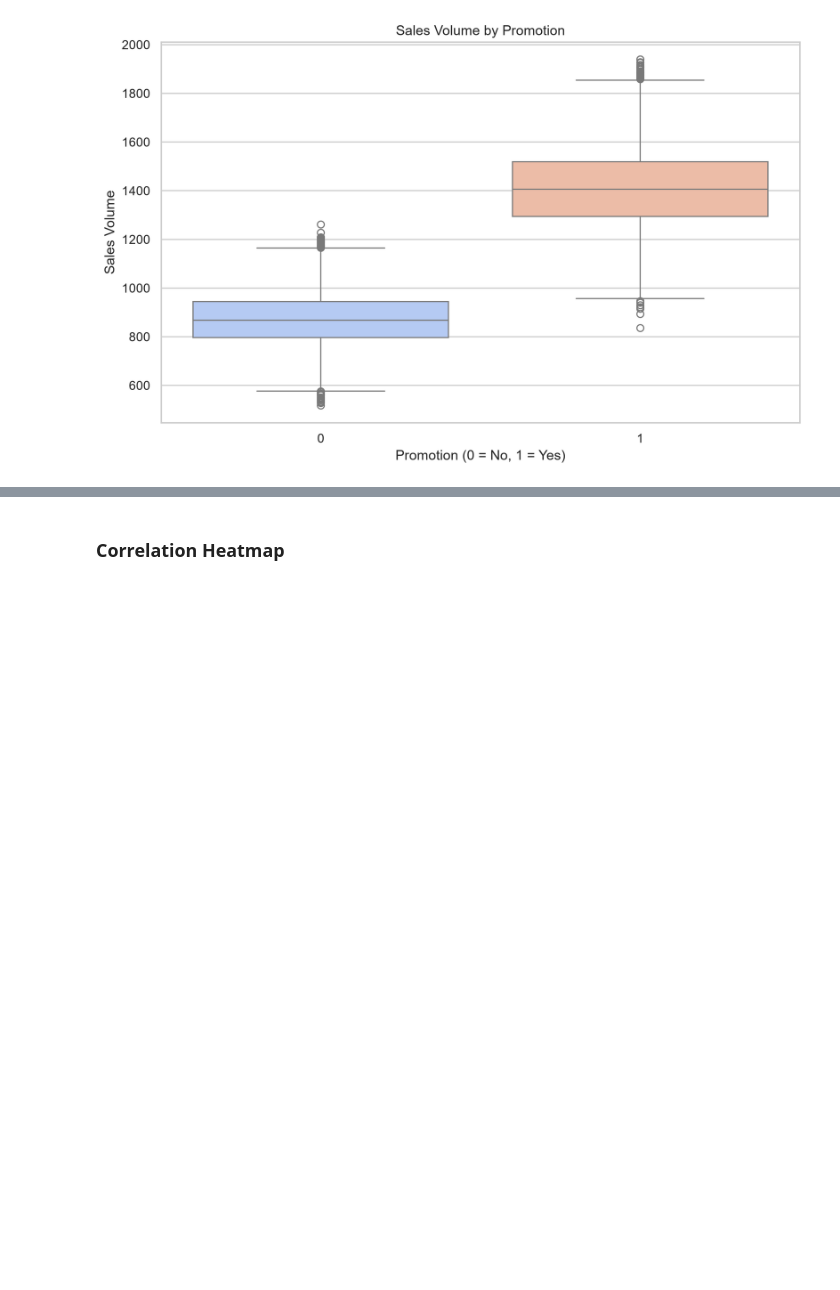
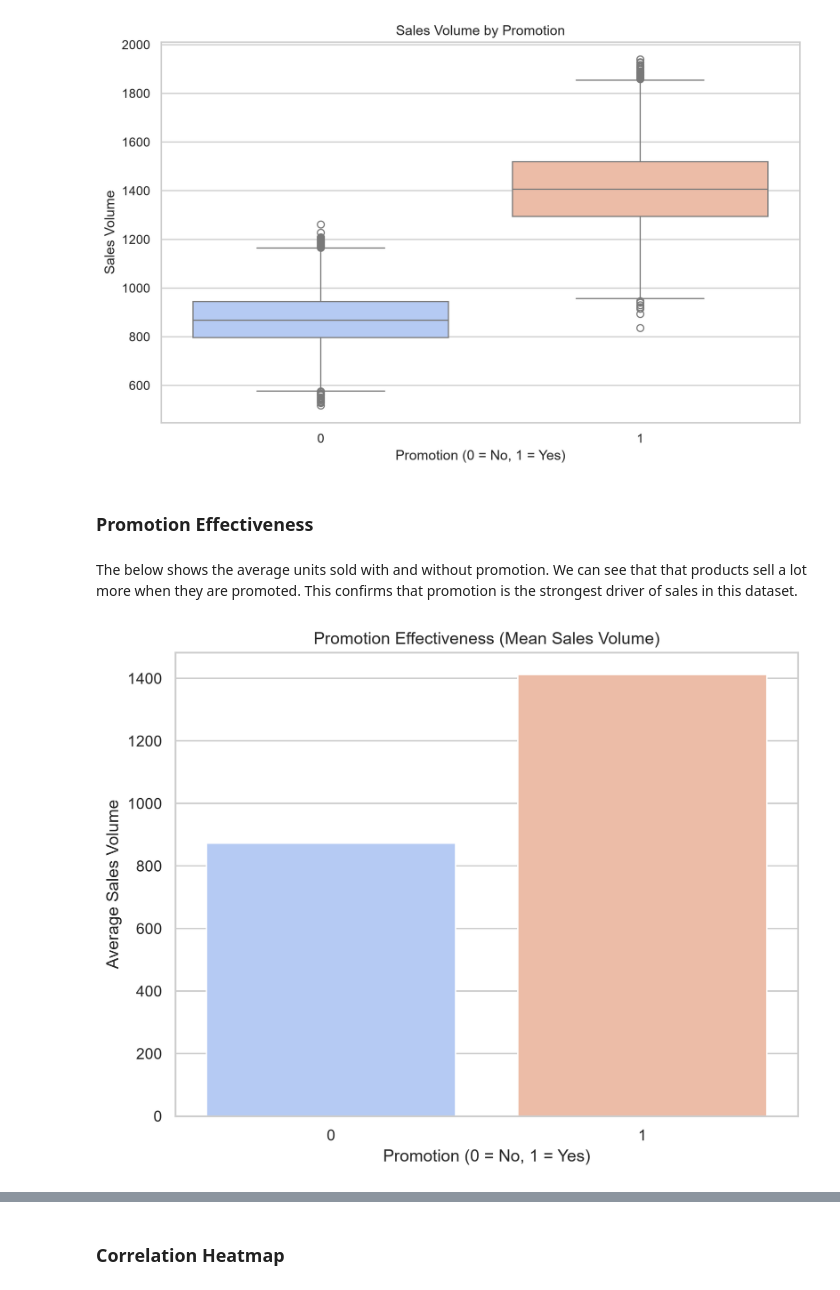
Before and after one commit to cowardclaire/capstone-project, a Jupyter notebook: jupyter_notebooks/Notebook_Template.ipynb, the cells around one changed output, grey strips where cells are left out. Saved outputs shown, nothing was run; the diff lists cells and outputs as text; code cells hidden in the pictures; blank space fills up the shorter version.

```diff
--- a/jupyter_notebooks/Notebook_Template.ipynb
+++ b/jupyter_notebooks/Notebook_Template.ipynb
@@ -260,3 +260,14 @@ img_path = os.path.join(project_root, "visuals", "eda", "promotion_vs_sales_volu
 Image(img_path)
 # %% [output]
 [figure]
+# %% [markdown]
+### Promotion Effectiveness
+# %% [markdown]
+The below shows the average units sold with and without promotion. We can see that that products sell a lot more when they are promoted. This confirms that promotion is the strongest driver of sales in this dataset.
+# %%
+from IPython.display import Image
+
+img_path = os.path.join(project_root, "visuals", "eda", "promotion_effectiveness.png")
+Image(img_path)
+# %% [output]
+[figure, added]
```
Also changed, not shown: parts of 3 cells of this notebook.
